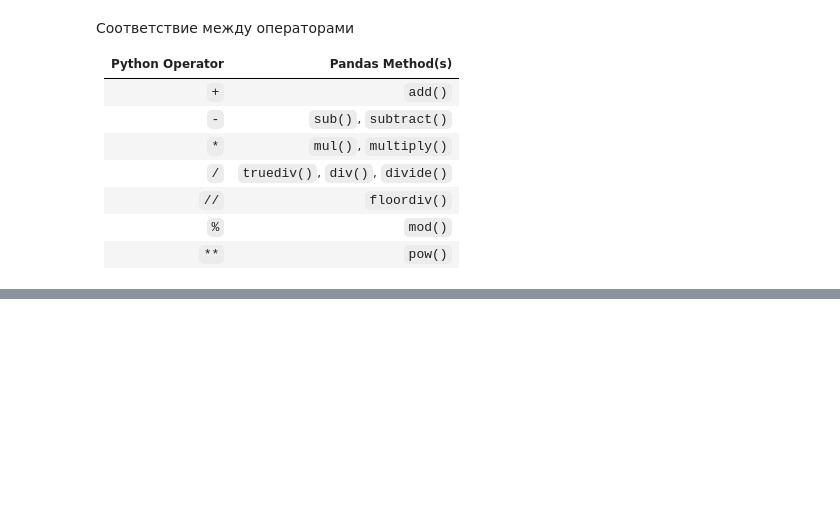
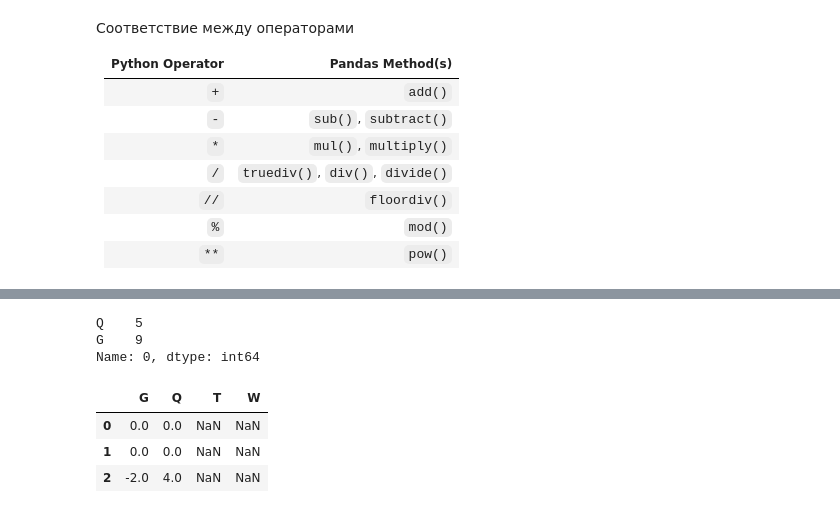
Before and after one commit to KonstantinKlepikov/all-python-ml-learning, a Jupyter notebook: pandas-learning.ipynb, the cells around one changed output, grey strips where cells are left out. Saved outputs shown, nothing was run; the diff lists cells and outputs as text; code cells hidden in the pictures; blank space fills up the shorter version.

```diff
--- a/pandas-learning.ipynb
+++ b/pandas-learning.ipynb
@@ -676,0 +737,15 @@ A.add(B, fill_value=fill)
+# %%
+# без указания измерения, операция применяется ко всему массиву, естественно с сортировкой индексов
+h = df.loc[0, ::2]
+h
+# %% [output]
+Q    5
+G    9
+Name: 0, dtype: int64
+# %%
+df - h
+# %% [output]
+|  | G | Q | T | W |
+| 0 | 0.0 | 0.0 | NaN | NaN |
+| 1 | 0.0 | 0.0 | NaN | NaN |
+| 2 | -2.0 | 4.0 | NaN | NaN |
```
Also changed, not shown: parts of 8 cells of this notebook.
